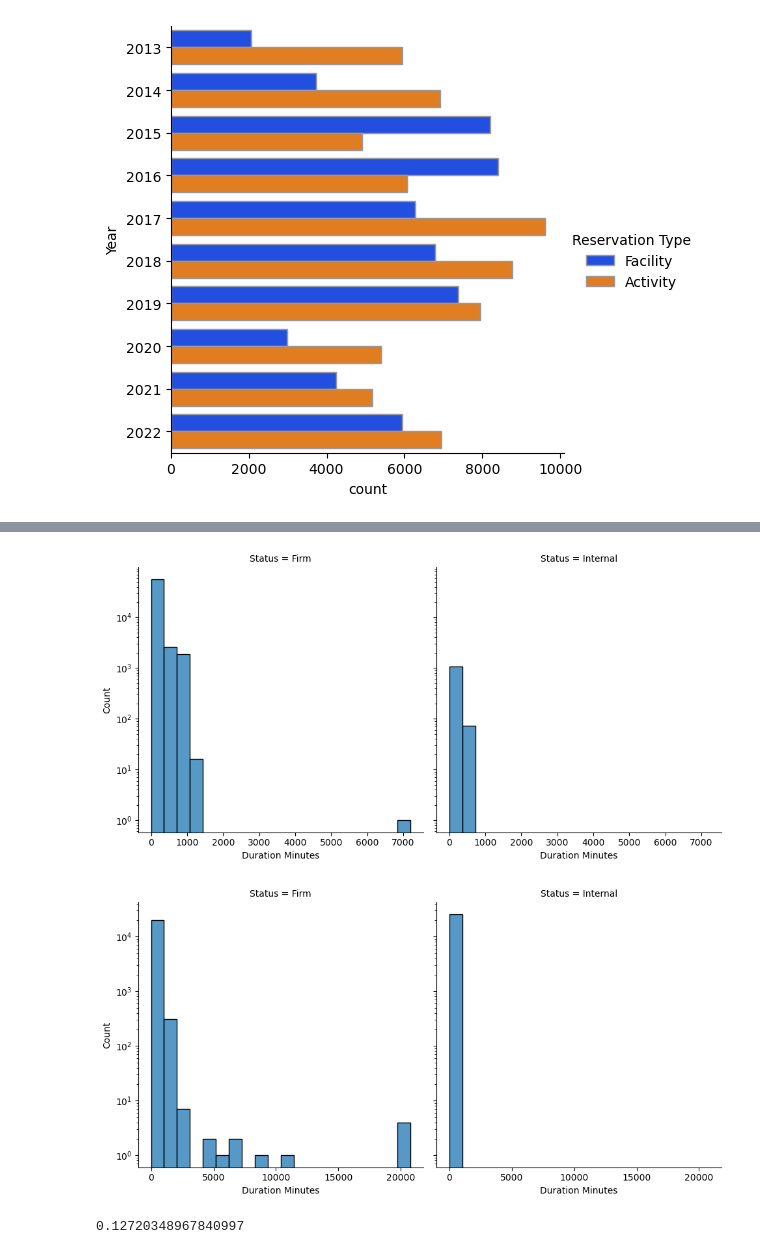
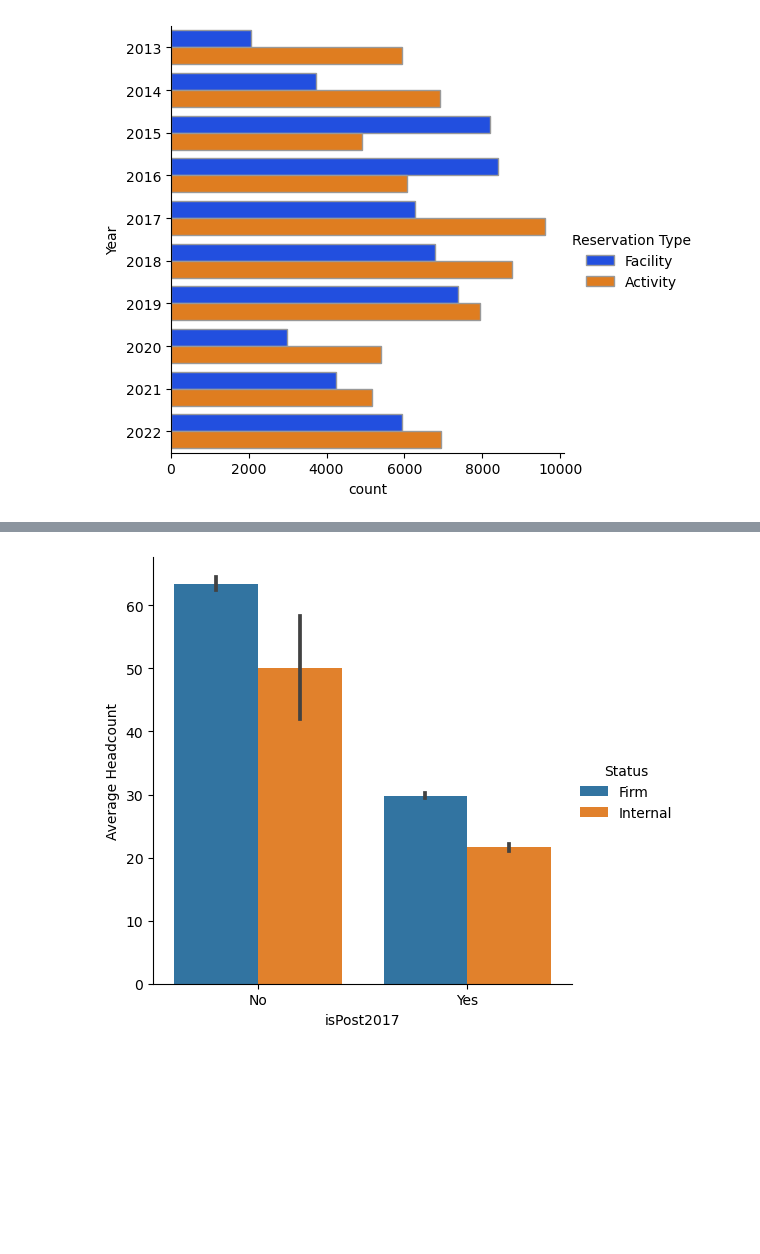
Before and after one commit to EarliestFall988/Data-Science-CIS-590, a Jupyter notebook: Analysis of Interesting Correlations and Features/Year versus Status.ipynb, the cells around one changed output, grey strips where cells are left out. Cells and saved outputs as stored; diff of their text form; code cells hidden in the pictures; blank space fills up the shorter version.

```diff
--- a/Analysis of Interesting Correlations and Features/Year versus Status.ipynb
+++ b/Analysis of Interesting Correlations and Features/Year versus Status.ipynb
@@ -105,10 +79,0 @@ plt.yscale('log')
-# %%
-sns.displot(df1317, x="Duration Minutes", col="Status", bins=10)
-plt.yscale('log')
-# %% [output]
-[figure, removed]
-# %%
-sns.displot(df1822, x="Duration Minutes", col="Status", bins=10)
-plt.yscale('log')
-# %% [output]
-[figure, removed]
@@ -118,4 +80,6 @@ plt.yscale('log')
-# %%
-df["Weekday"].corr(df["Duration Minutes"])
-# %% [output]
-0.12720348967840997
+# %%
+plt = sns.catplot(data=df, x="isPost2017", y="Headcount", hue="Status", kind="bar")
+plt.set(ylabel = "Average Headcount")
+plt.savefig('figures/averageHeadcountisPost2017.pdf')
+# %% [output]
+[figure, added]
```
Also changed, not shown: parts of 13 cells of this notebook, 4 other files.
